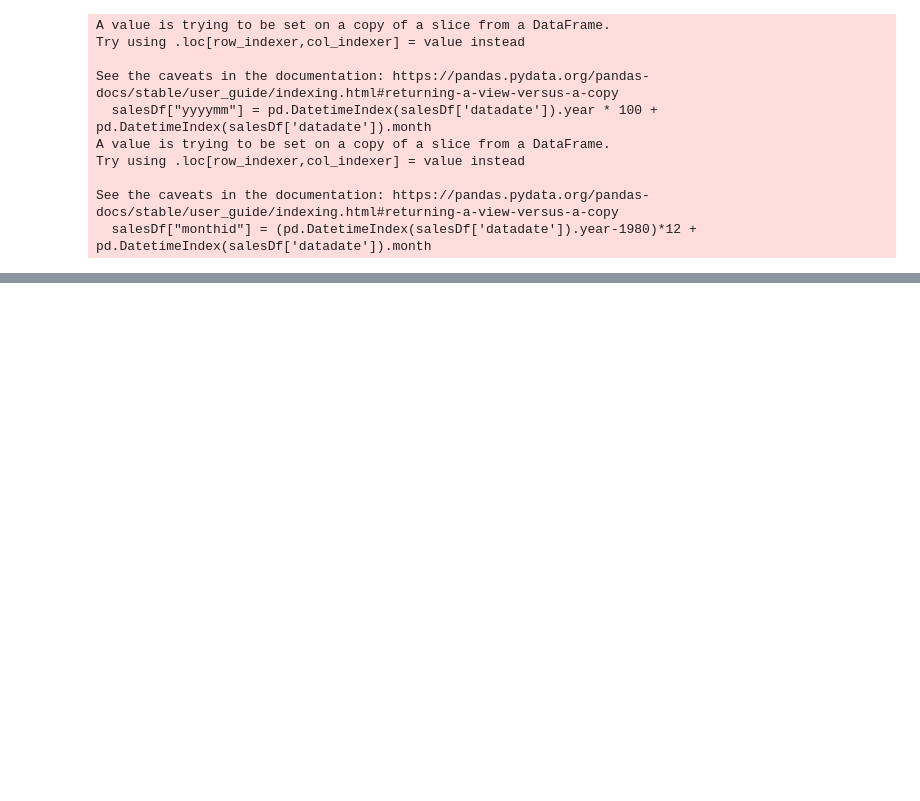
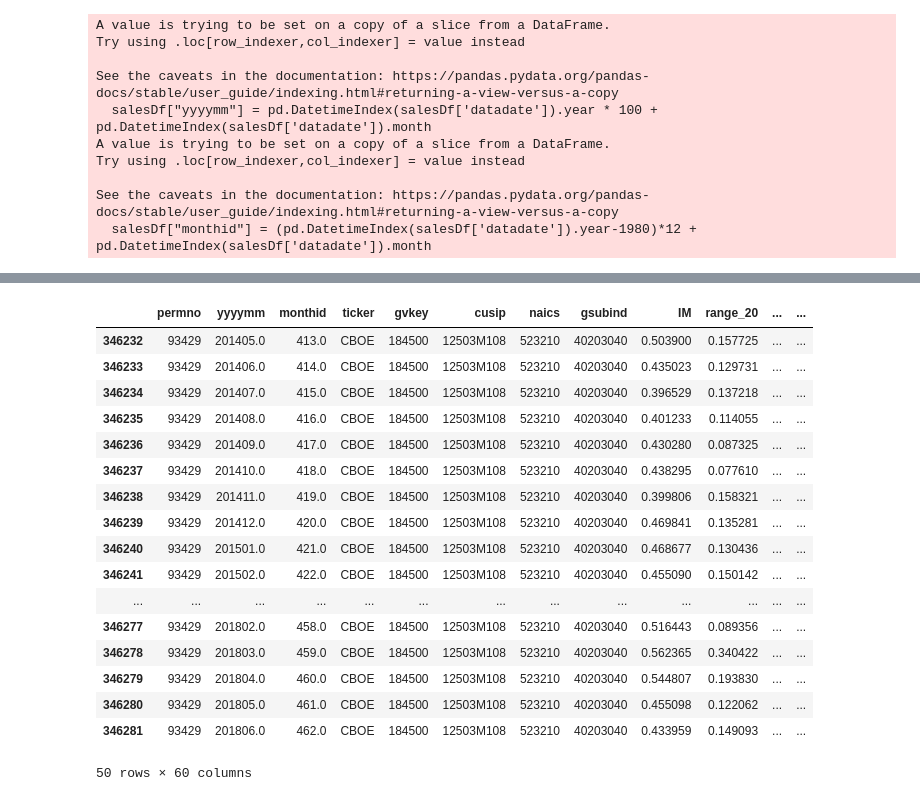
Before and after one commit to schen5632/CFM-301-Final-Project, a Jupyter notebook: More Factors.ipynb, the cells around one changed output, grey strips where cells are left out. Cells and saved outputs as stored; diff of their text form; code cells hidden in the pictures; blank space fills up the shorter version.

```diff
--- a/More Factors.ipynb
+++ b/More Factors.ipynb
@@ -249,0 +478,3 @@ salesDf.head(10)
+# %%
+final2 = pd.read_csv('merged_final.csv')
+final2
@@ -249,0 +495,3 @@ salesDf.head(10)
+# %%
+salesDf['year'] = salesDf['yyyymm'] // 100
+final2['year'] = final2['yyyymm'] // 100
@@ -249,0 +518,3 @@ salesDf.head(10)
+# %%
+final2 = pd.merge(final2, salesDf[['permno', 'year', 'salesgrowth', 'Sr']], on=['permno', 'year'], how='inner')
+final2
@@ -249,0 +535,21 @@ salesDf.head(10)
+# %%
+final2.tail(50)
+# %% [output]
+|  | permno | yyyymm | monthid | ticker | gvkey | cusip | naics | gsubind | IM | range_20 | ... | ... |
+| 346232 | 93429 | 201405.0 | 413.0 | CBOE | 184500 | 12503M108 | 523210 | 40203040 | 0.503900 | 0.157725 | ... | ... |
+| 346233 | 93429 | 201406.0 | 414.0 | CBOE | 184500 | 12503M108 | 523210 | 40203040 | 0.435023 | 0.129731 | ... | ... |
+| 346234 | 93429 | 201407.0 | 415.0 | CBOE | 184500 | 12503M108 | 523210 | 40203040 | 0.396529 | 0.137218 | ... | ... |
+| 346235 | 93429 | 201408.0 | 416.0 | CBOE | 184500 | 12503M108 | 523210 | 40203040 | 0.401233 | 0.114055 | ... | ... |
+| 346236 | 93429 | 201409.0 | 417.0 | CBOE | 184500 | 12503M108 | 523210 | 40203040 | 0.430280 | 0.087325 | ... | ... |
+| 346237 | 93429 | 201410.0 | 418.0 | CBOE | 184500 | 12503M108 | 523210 | 40203040 | 0.438295 | 0.077610 | ... | ... |
+| 346238 | 93429 | 201411.0 | 419.0 | CBOE | 184500 | 12503M108 | 523210 | 40203040 | 0.399806 | 0.158321 | ... | ... |
+| 346239 | 93429 | 201412.0 | 420.0 | CBOE | 184500 | 12503M108 | 523210 | 40203040 | 0.469841 | 0.135281 | ... | ... |
+| 346240 | 93429 | 201501.0 | 421.0 | CBOE | 184500 | 12503M108 | 523210 | 40203040 | 0.468677 | 0.130436 | ... | ... |
+| 346241 | 93429 | 201502.0 | 422.0 | CBOE | 184500 | 12503M108 | 523210 | 40203040 | 0.455090 | 0.150142 | ... | ... |
+| ... | ... | ... | ... | ... | ... | ... | ... | ... | ... | ... | ... | ... |
+| 346277 | 93429 | 201802.0 | 458.0 | CBOE | 184500 | 12503M108 | 523210 | 40203040 | 0.516443 | 0.089356 | ... | ... |
+| 346278 | 93429 | 201803.0 | 459.0 | CBOE | 184500 | 12503M108 | 523210 | 40203040 | 0.562365 | 0.340422 | ... | ... |
+| 346279 | 93429 | 201804.0 | 460.0 | CBOE | 184500 | 12503M108 | 523210 | 40203040 | 0.544807 | 0.193830 | ... | ... |
+| 346280 | 93429 | 201805.0 | 461.0 | CBOE | 184500 | 12503M108 | 523210 | 40203040 | 0.455098 | 0.122062 | ... | ... |
+| 346281 | 93429 | 201806.0 | 462.0 | CBOE | 184500 | 12503M108 | 523210 | 40203040 | 0.433959 | 0.149093 | ... | ... |
+50 rows × 60 columns
```
Also changed, not shown: parts of 33 cells of this notebook, 1 other file.
